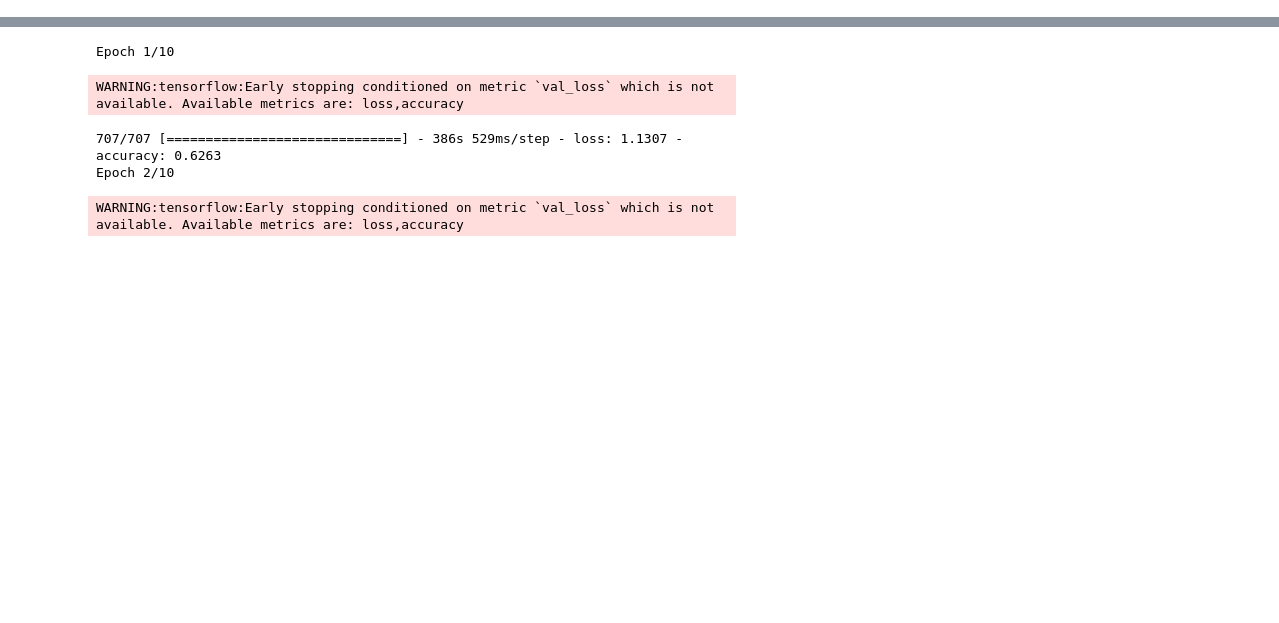
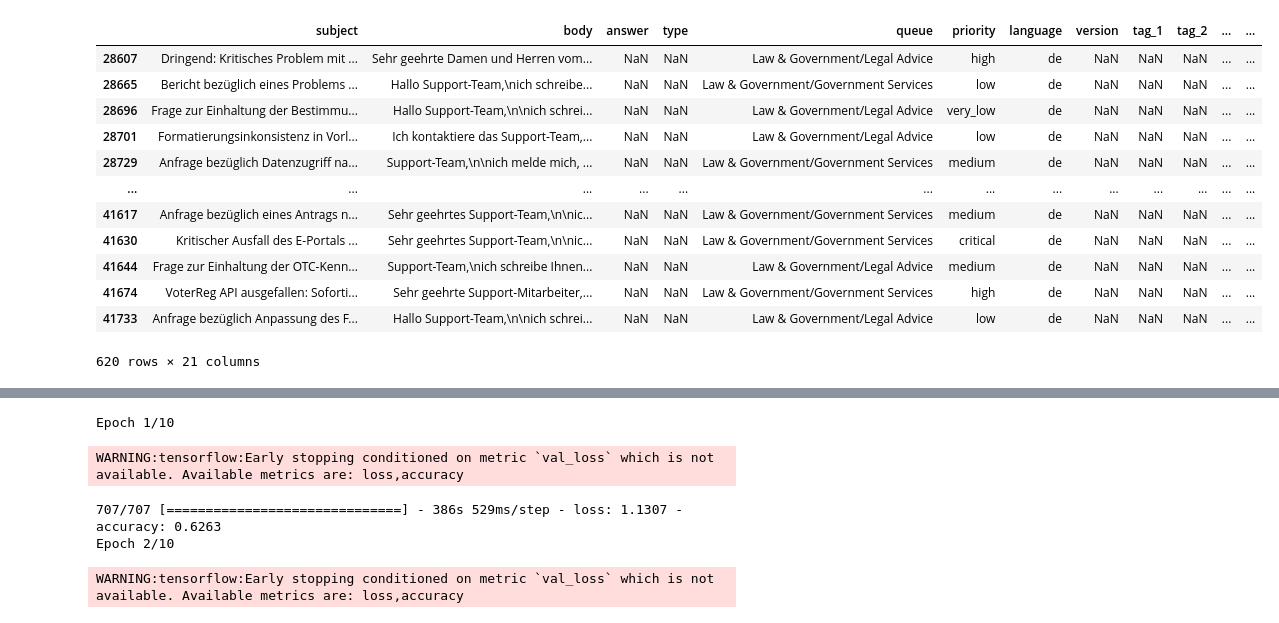
Before and after one commit to JS-Tharun/Customer-Support-Automation, a Jupyter notebook: notebooks/bert.ipynb, the cells around one changed output, grey strips where cells are left out. Saved outputs shown, nothing was run; the diff lists cells and outputs as text; code cells hidden in the pictures; blank space fills up the shorter version.

```diff
--- a/notebooks/bert.ipynb
+++ b/notebooks/bert.ipynb
@@ -30,0 +132,17 @@ df = pd.read_csv("datasets/Customer_Support_Tickets_Cleaned.csv")
+# %%
+# Legal
+df[df['queue'].isin(['Law & Government/Legal Advice', 'Law & Government/Government Services'])]
+# %% [output]
+|  | subject | body | answer | type | queue | priority | language | version | tag_1 | tag_2 | ... | ... |
+| 28607 | Dringend: Kritisches Problem mit ... | Sehr geehrte Damen und Herren vom... | NaN | NaN | Law & Government/Legal Advice | high | de | NaN | NaN | NaN | ... | ... |
+| 28665 | Bericht bezüglich eines Problems ... | Hallo Support-Team,\nich schreibe... | NaN | NaN | Law & Government/Government Services | low | de | NaN | NaN | NaN | ... | ... |
+| 28696 | Frage zur Einhaltung der Bestimmu... | Hallo Support-Team,\n\nich schrei... | NaN | NaN | Law & Government/Legal Advice | very_low | de | NaN | NaN | NaN | ... | ... |
+| 28701 | Formatierungsinkonsistenz in Vorl... | Ich kontaktiere das Support-Team,... | NaN | NaN | Law & Government/Legal Advice | low | de | NaN | NaN | NaN | ... | ... |
+| 28729 | Anfrage bezüglich Datenzugriff na... | Support-Team,\n\nich melde mich, ... | NaN | NaN | Law & Government/Government Services | medium | de | NaN | NaN | NaN | ... | ... |
+| ... | ... | ... | ... | ... | ... | ... | ... | ... | ... | ... | ... | ... |
+| 41617 | Anfrage bezüglich eines Antrags n... | Sehr geehrtes Support-Team,\n\nic... | NaN | NaN | Law & Government/Government Services | medium | de | NaN | NaN | NaN | ... | ... |
+| 41630 | Kritischer Ausfall des E-Portals ... | Sehr geehrtes Support-Team,\n\nic... | NaN | NaN | Law & Government/Government Services | critical | de | NaN | NaN | NaN | ... | ... |
+| 41644 | Frage zur Einhaltung der OTC-Kenn... | Support-Team,\nich schreibe Ihnen... | NaN | NaN | Law & Government/Legal Advice | medium | de | NaN | NaN | NaN | ... | ... |
+| 41674 | VoterReg API ausgefallen: Soforti... | Sehr geehrte Support-Mitarbeiter,... | NaN | NaN | Law & Government/Government Services | high | de | NaN | NaN | NaN | ... | ... |
+| 41733 | Anfrage bezüglich Anpassung des F... | Hallo Support-Team,\n\nich schrei... | NaN | NaN | Law & Government/Legal Advice | low | de | NaN | NaN | NaN | ... | ... |
+620 rows × 21 columns
```
Also changed, not shown: parts of 12 cells of this notebook, 4 other files.
